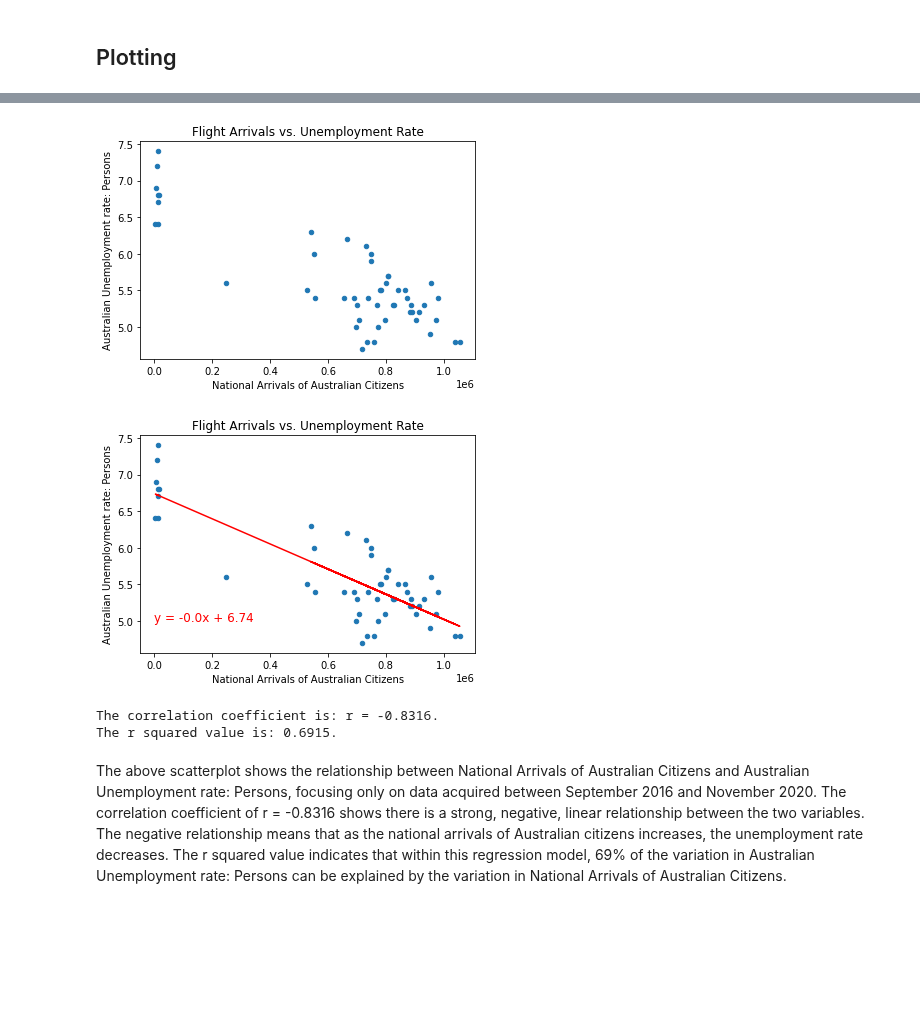
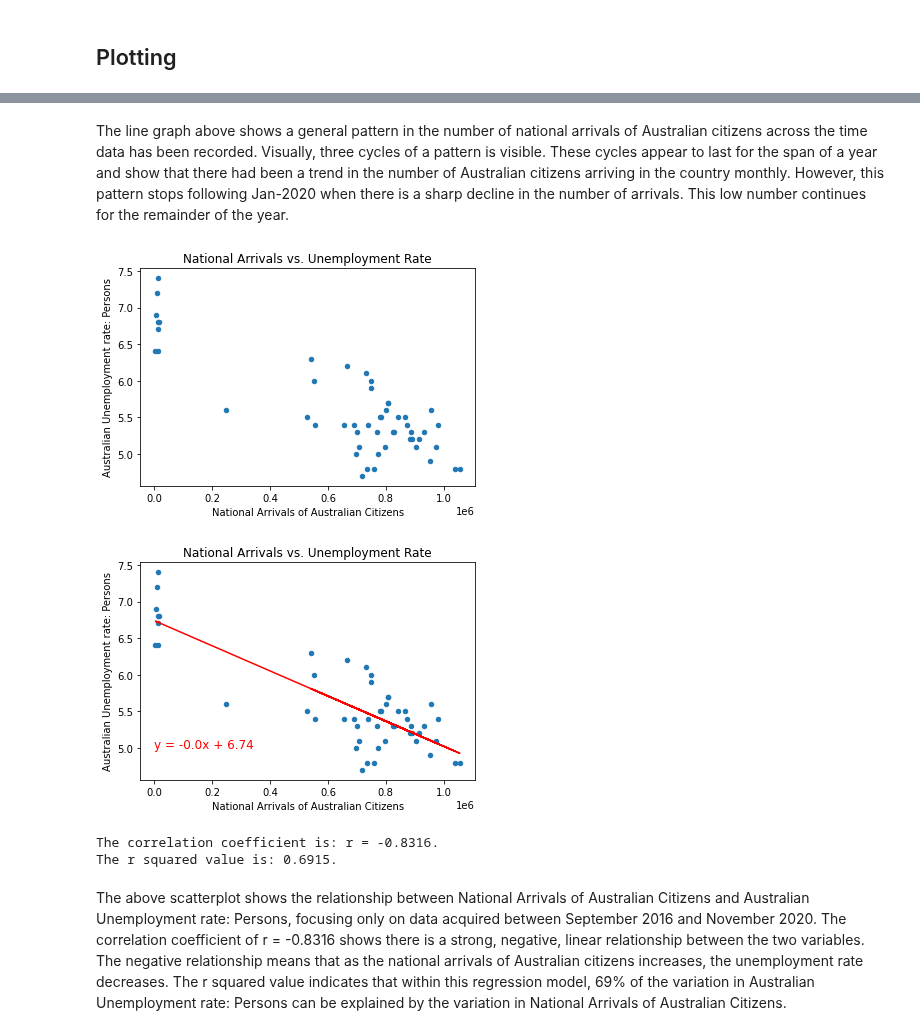
Before and after one commit to tomjp90/Project-1, a Jupyter notebook: Graph_4/Graph_4.ipynb, the cells around one changed output, grey strips where cells are left out. Drawn from its saved outputs; the diff is of its cells as text; code cells hidden in the pictures; blank space fills up the shorter version.

Commit message:
Added extra graph and saved plots

```diff
--- a/Graph_4/Graph_4.ipynb
+++ b/Graph_4/Graph_4.ipynb
@@ -160,6 +171,11 @@ merged_df.head()
+# %% [markdown]
+The line graph above shows a general pattern in the number of national arrivals of Australian citizens across the time data has been recorded. Visually, three cycles of a pattern is visible. These cycles appear to last for the span of a year and show that there had been a trend in the number of Australian citizens arriving in the country monthly. However, this pattern stops following Jan-2020 when there is a sharp decline in the number of arrivals. This low number continues for the remainder of the year.
 # %%
 # Plotting data following confirmation that the two required columns are listed in corresponding order
 graph = merged_df.plot(kind = "scatter", x = "National Arrivals of Australian Citizens",
-                       y = "Australian Unemployment rate: Persons", title = "Flight Arrivals vs. Unemployment Rate")
+                       y = "Australian Unemployment rate: Persons", title = "National Arrivals vs. Unemployment Rate")
+
+# Saving image
+plt.savefig('arrivals_vs_unemployment.png')
 # %% [output]
-[figure, old version]
+[figure, new version]
@@ -170,7 +184,7 @@ graph = merged_df.plot(kind = "scatter", x = "National Arrivals of Australian Ci
 
 # Plotting the scatterplot
 graph = merged_df.plot(kind = "scatter", x = "National Arrivals of Australian Citizens",
-                       y = "Australian Unemployment rate: Persons", title = "Flight Arrivals vs. Unemployment Rate")
+                       y = "Australian Unemployment rate: Persons", title = "National Arrivals vs. Unemployment Rate")
 
 #Setting variables
 x_value = merged_df["National Arrivals of Australian Citizens"]
@@ -185,6 +199,9 @@ line_eq = "y = " + str(round(slope,2)) + "x + " + str(round(intercept,2))
 plt.plot(x_value, regress_values, "r-")
 plt.annotate(line_eq,(0,5), fontsize=12,color="red")
 
+# Saving image
+plt.savefig('arrivals_vs_unemployment_regression.png')
+
 # Show plot
 plt.show()
 
@@ -193,11 +210,8 @@ print(f"The correlation coefficient is: r = {round(rvalue, 4)}.")
 
 # Printing r squared value
 print(f"The r squared value is: {round(rvalue**2, 4)}.")
-
-# Saving image
-#plt.savefig()
 # %% [output]
-[figure, old version]
+[figure, new version]
 The correlation coefficient is: r = -0.8316.
 The r squared value is: 0.6915.
 # %% [markdown]
```
Also changed, not shown: parts of 3 cells of this notebook, 2 other files.
